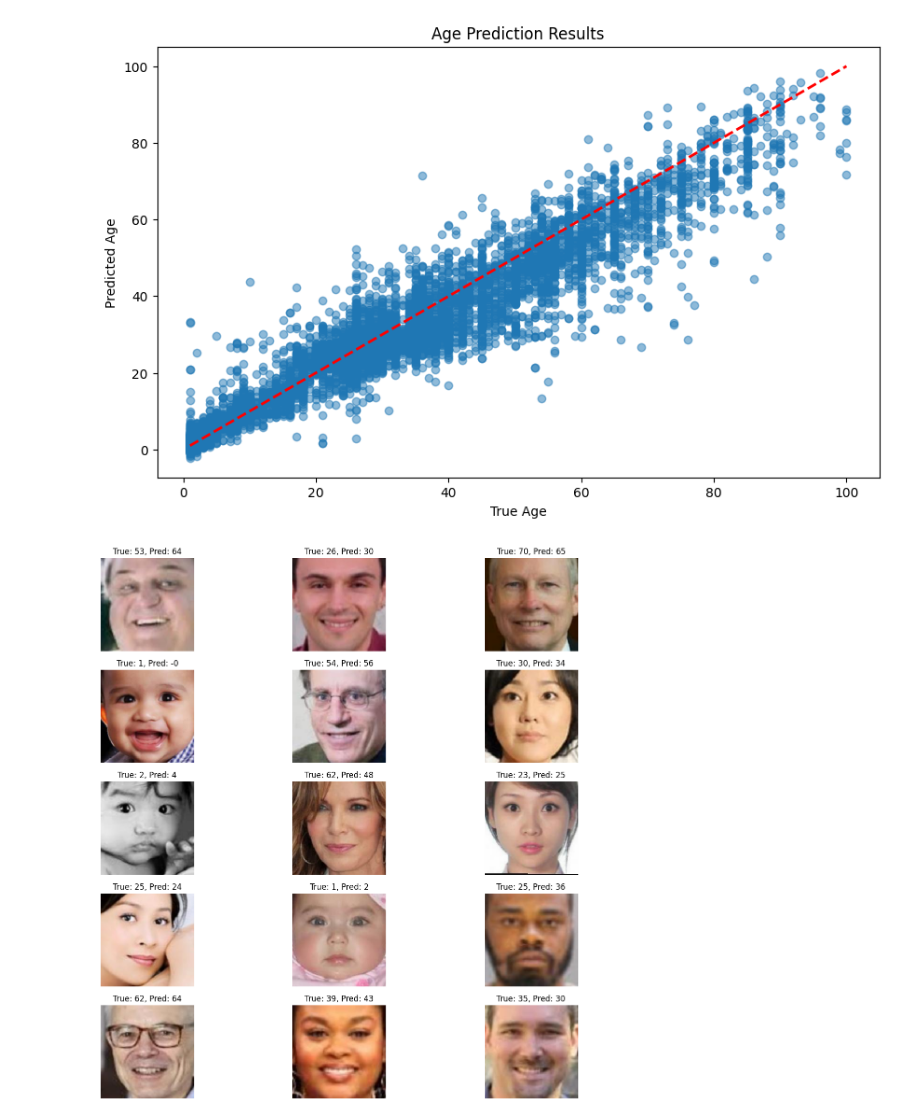
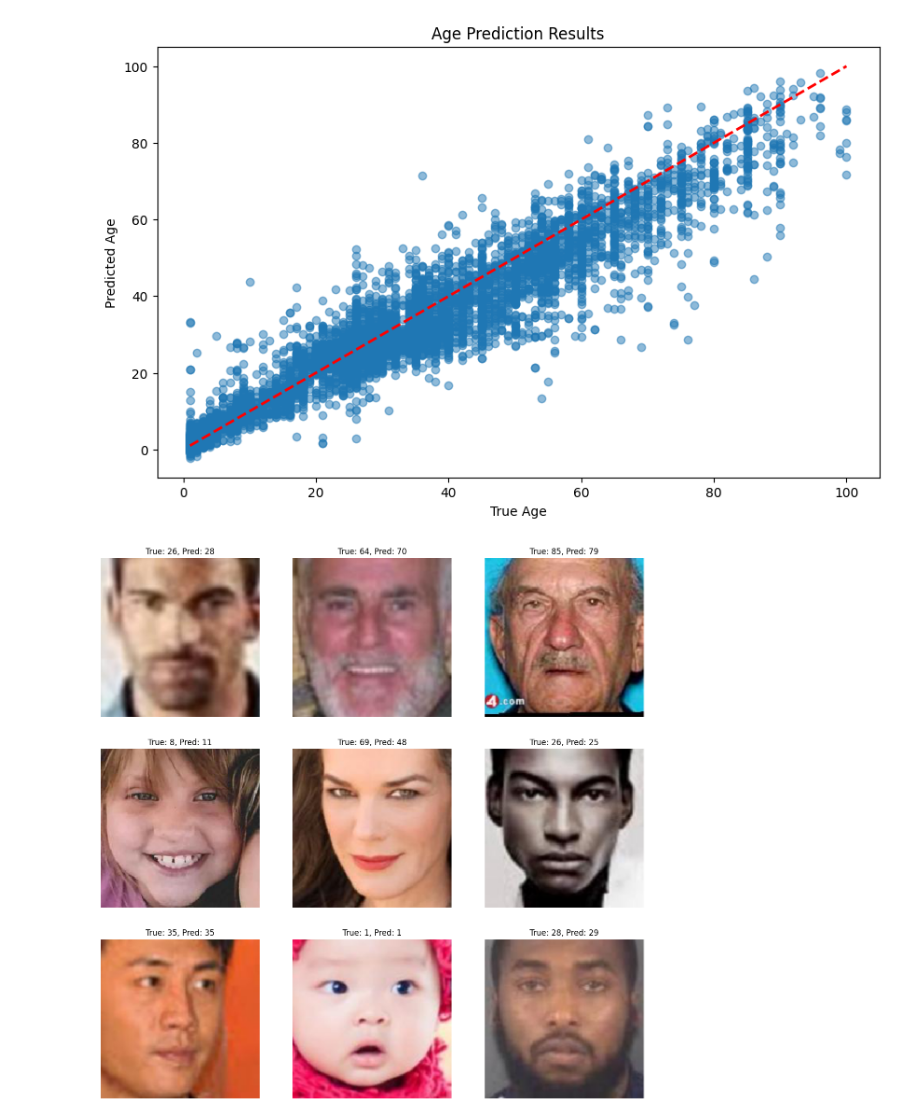
Before and after one commit to binhtran23/CK_Face_age_predict, a Jupyter notebook: notebook.ipynb, the cells around one changed output. Cells and saved outputs as stored; diff of their text form; code cells hidden in the pictures.

```diff
--- a/notebook.ipynb
+++ b/notebook.ipynb
@@ -372,24 +372,24 @@ model = load_model('best_model_age.h5')
 # %%
 # Visualize some predictions
 import random
-random_indices = random.sample(range(len(val_df)), 15)
+random_indices = random.sample(range(len(val_df)), 9)
 plt.figure(figsize=(15, 15))
 for i, idx in enumerate(random_indices):
     img_path = val_df.iloc[idx]['path']
     true_age = val_df.iloc[idx]['age']
 
     # Load and preprocess image
     img = load_img(img_path, target_size=(IMG_HEIGHT, IMG_WIDTH))
     img_array = tf.keras.preprocessing.image.img_to_array(img) / 255.0
     img_array = np.expand_dims(img_array, axis=0)
 
     # Predict age
     predicted_age = model.predict(img_array, verbose=0)[0][0]
 
     # Plotting
-    plt.subplot(5, 3, i + 1)
+    plt.subplot(3, 3, i + 1)
     plt.imshow(img)
     plt.axis('off')
     plt.title(f'True: {true_age}, Pred: {predicted_age:.0f}')
 # %% [output]
-[figure, old version]
+[figure, new version]
```
Also changed, not shown: 2 other files.
